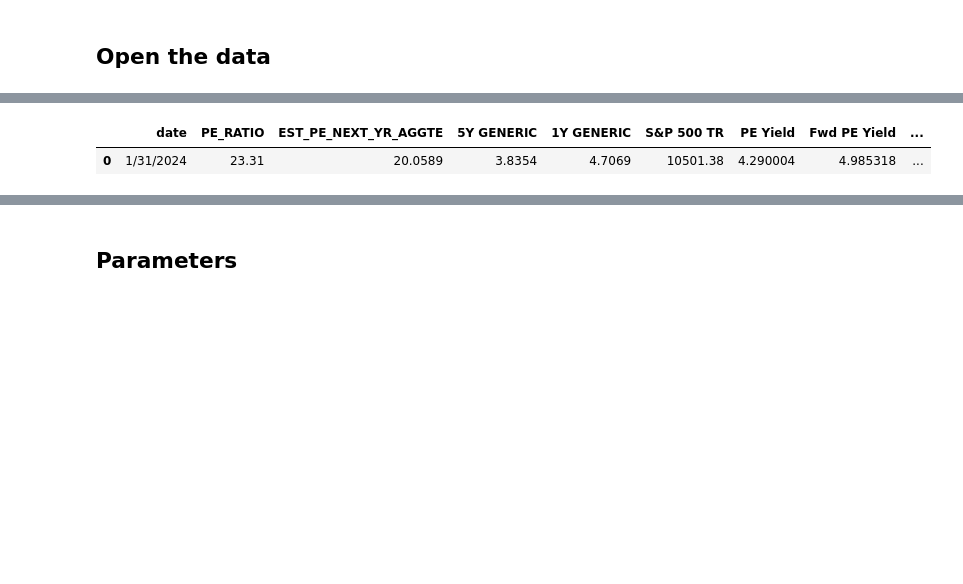
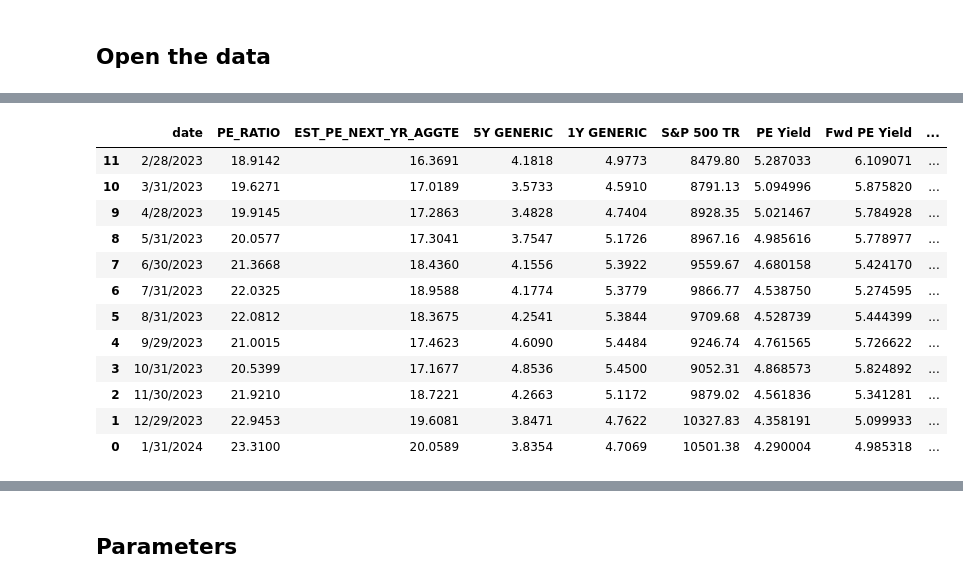
Before and after one commit to kirilgravis/SP500-Factor-ML, a Jupyter notebook: 2024/Main_2024.ipynb, the cells around one changed output, grey strips where cells are left out. Saved outputs shown, nothing was run; the diff lists cells and outputs as text; code cells hidden in the pictures; blank space fills up the shorter version.

```diff
--- a/2024/Main_2024.ipynb
+++ b/2024/Main_2024.ipynb
@@ -26,9 +26,20 @@ df.head(2)
 # %%
 this_month = df[-1:]
 this_year = df[-12:]
-this_month
+this_year
 # %% [output]
 |  | date | PE_RATIO | EST_PE_NEXT_YR_AGGTE | 5Y GENERIC | 1Y GENERIC | S&P 500 TR | PE Yield | Fwd PE Yield | ... |
-| 0 | 1/31/2024 | 23.31 | 20.0589 | 3.8354 | 4.7069 | 10501.38 | 4.290004 | 4.985318 | ... |
+| 11 | 2/28/2023 | 18.9142 | 16.3691 | 4.1818 | 4.9773 | 8479.80 | 5.287033 | 6.109071 | ... |
+| 10 | 3/31/2023 | 19.6271 | 17.0189 | 3.5733 | 4.5910 | 8791.13 | 5.094996 | 5.875820 | ... |
+| 9 | 4/28/2023 | 19.9145 | 17.2863 | 3.4828 | 4.7404 | 8928.35 | 5.021467 | 5.784928 | ... |
+| 8 | 5/31/2023 | 20.0577 | 17.3041 | 3.7547 | 5.1726 | 8967.16 | 4.985616 | 5.778977 | ... |
+| 7 | 6/30/2023 | 21.3668 | 18.4360 | 4.1556 | 5.3922 | 9559.67 | 4.680158 | 5.424170 | ... |
+| 6 | 7/31/2023 | 22.0325 | 18.9588 | 4.1774 | 5.3779 | 9866.77 | 4.538750 | 5.274595 | ... |
+| 5 | 8/31/2023 | 22.0812 | 18.3675 | 4.2541 | 5.3844 | 9709.68 | 4.528739 | 5.444399 | ... |
+| 4 | 9/29/2023 | 21.0015 | 17.4623 | 4.6090 | 5.4484 | 9246.74 | 4.761565 | 5.726622 | ... |
+| 3 | 10/31/2023 | 20.5399 | 17.1677 | 4.8536 | 5.4500 | 9052.31 | 4.868573 | 5.824892 | ... |
+| 2 | 11/30/2023 | 21.9210 | 18.7221 | 4.2663 | 5.1172 | 9879.02 | 4.561836 | 5.341281 | ... |
+| 1 | 12/29/2023 | 22.9453 | 19.6081 | 3.8471 | 4.7622 | 10327.83 | 4.358191 | 5.099933 | ... |
+| 0 | 1/31/2024 | 23.3100 | 20.0589 | 3.8354 | 4.7069 | 10501.38 | 4.290004 | 4.985318 | ... |
 # %%
 df.dropna(inplace=True)
```
Also changed, not shown: parts of 53 cells of this notebook.
